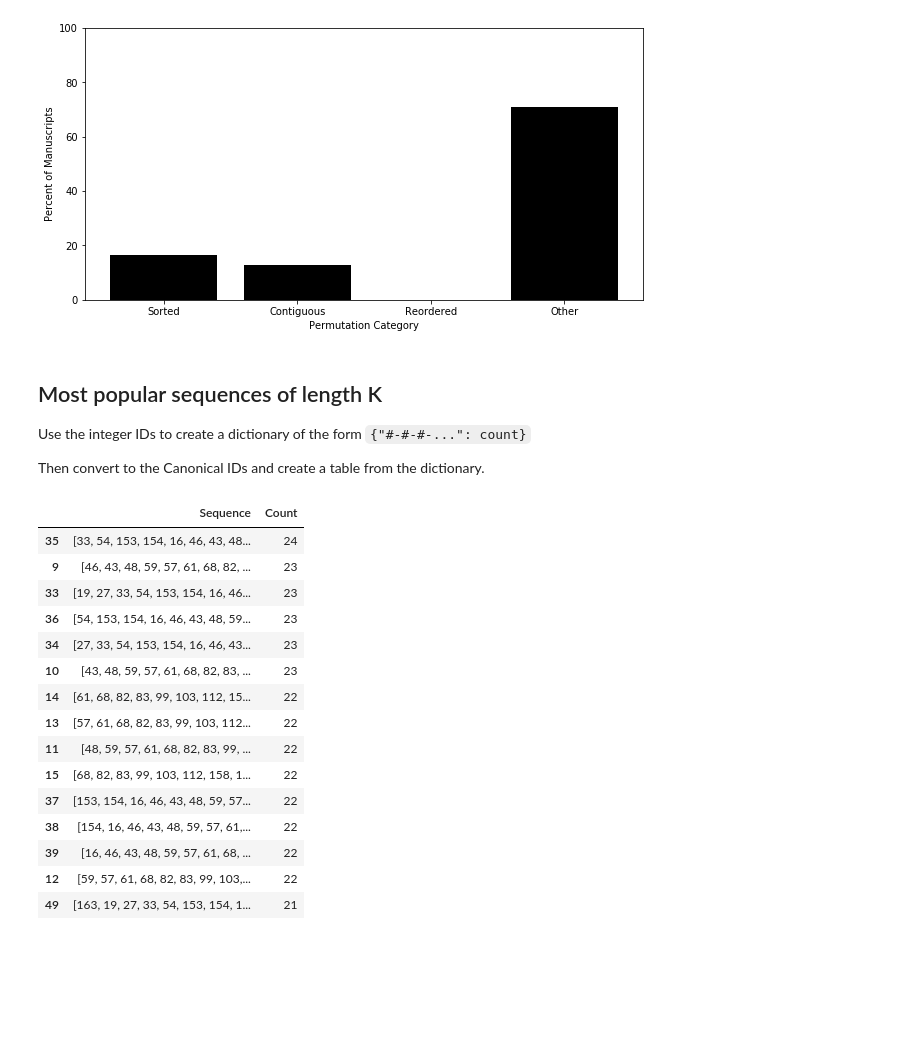
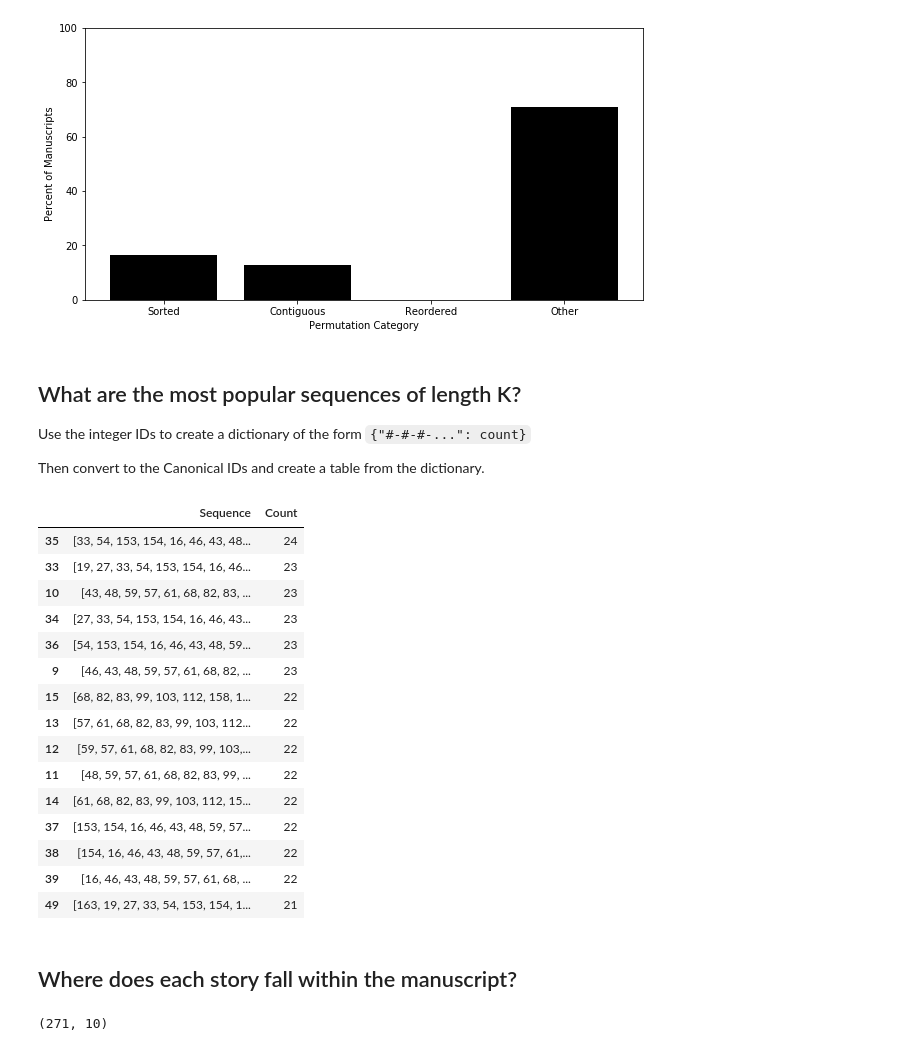
Before and after one commit to kmcelwee/pemm-jupyter, a Jupyter notebook: Research Manuscript Order.ipynb, the cells around one changed output. Drawn from its saved outputs; the diff is of its cells as text; code cells hidden in the pictures; blank space fills up the shorter version.

````diff
--- a/Research Manuscript Order.ipynb
+++ b/Research Manuscript Order.ipynb
@@ -26 +19,4 @@ Already up to date.
+# %%
+url = 'https://raw.githubusercontent.com/Princeton-CDH/pemm-data/master/data/story_instance.csv'
+df_s = pd.read_csv(url)
 # %%
@@ -41,7 +36,6 @@ if not os.path.exists(SEQUENCE_DIR):
 # %% [markdown]
 ### Drop unnecessary columns and rows
 # %%
-df_s = pd.read_csv(DATA_DIR + 'story_instance.csv')
 print(f'Original number of rows: {df_s.shape[0]}')
 df_s = df_s[['Manuscript', 'Canonical Story ID', 'Miracle Number', 'Canonical Story Title']]
 df_s = df_s.dropna()
@@ -364,7 +358,7 @@ alteration_type
 {'Sorted': 16.46, 'Contiguous': 12.66, 'Reordered': 0.0, 'Other': 70.88}
 [figure]
 # %% [markdown]
-## Most popular sequences of length K
+## What are the most popular sequences of length K?
 
 Use the integer IDs to create a dictionary of the form ```{"#-#-#-...": count}```
 
@@ -374,39 +368,39 @@ K = 10
 # %%
 sequence_count = {}
 for man in all_manuscripts:
     if len(man) > K:
         for i, story_id in enumerate(man[:-K]):
             seq = man[i:i+K]
             assert len(seq) == K, "Something's gone wrong"
-            if not is_contiguous(seq):
-                seq_string = '-'.join([str(x) for x in seq])
-                sequence_count[seq_string] = sequence_count.get(seq_string, 0) + 1
+            seq_string = '-'.join([str(x) for x in seq])
+            sequence_count[seq_string] = sequence_count.get(seq_string, 0) + 1
     elif len(man) == K:
         seq = man
-        if not is_contiguous(seq):
-            seq_string = '-'.join([str(x) for x in seq])
-            sequence_count[seq_string] = sequence_count.get(seq_string, 0) + 1
+        seq_string = '-'.join([str(x) for x in seq])
+        sequence_count[seq_string] = sequence_count.get(seq_string, 0) + 1
 
 sequence_count_list = [[[reverse_id_mapper[int(x)] for x in seq.split('-')], c] for seq, c in sequence_count.items()]
 
 df_sc = pd.DataFrame(sequence_count_list, columns=['Sequence', 'Count'])
 df_sc = df_sc.sort_values('Count', ascending=False)
 df_sc.to_csv(os.path.join(SEQUENCE_DIR, f'{K}-gram-count.csv'))
 df_sc.head(15)
 # %% [output]
 |  | Sequence | Count |
 | 35 | [33, 54, 153, 154, 16, 46, 43, 48... | 24 |
+| 33 | [19, 27, 33, 54, 153, 154, 16, 46... | 23 |
+| 10 | [43, 48, 59, 57, 61, 68, 82, 83, ... | 23 |
+| 34 | [27, 33, 54, 153, 154, 16, 46, 43... | 23 |
+| 36 | [54, 153, 154, 16, 46, 43, 48, 59... | 23 |
 | 9 | [46, 43, 48, 59, 57, 61, 68, 82, ... | 23 |
-| 33 | [19, 27, 33, 54, 153, 154, 16, 46... | 23 |
-| 36 | [54, 153, 154, 16, 46, 43, 48, 59... | 23 |
-| 34 | [27, 33, 54, 153, 154, 16, 46, 43... | 23 |
-| 10 | [43, 48, 59, 57, 61, 68, 82, 83, ... | 23 |
+| 15 | [68, 82, 83, 99, 103, 112, 158, 1... | 22 |
+| 13 | [57, 61, 68, 82, 83, 99, 103, 112... | 22 |
+| 12 | [59, 57, 61, 68, 82, 83, 99, 103,... | 22 |
+| 11 | [48, 59, 57, 61, 68, 82, 83, 99, ... | 22 |
 | 14 | [61, 68, 82, 83, 99, 103, 112, 15... | 22 |
-| 13 | [57, 61, 68, 82, 83, 99, 103, 112... | 22 |
-| 11 | [48, 59, 57, 61, 68, 82, 83, 99, ... | 22 |
-| 15 | [68, 82, 83, 99, 103, 112, 158, 1... | 22 |
 | 37 | [153, 154, 16, 46, 43, 48, 59, 57... | 22 |
 | 38 | [154, 16, 46, 43, 48, 59, 57, 61,... | 22 |
 | 39 | [16, 46, 43, 48, 59, 57, 61, 68, ... | 22 |
-| 12 | [59, 57, 61, 68, 82, 83, 99, 103,... | 22 |
 | 49 | [163, 19, 27, 33, 54, 153, 154, 1... | 21 |
+# %% [markdown]
+## Where does each story fall within the manuscript?
@@ -412,0 +425,12 @@ df_sc.head(15)
+# %%
+# sort by the Integer ID
+story_location_hist = sorted(story_location_hist, key=lambda x: x[0])
+# get only the values
+story_location_hist_vals = [x[1] for x in story_location_hist]
+# use percentages instead of raw count
+story_location_hist_vals = [[t/sum(x)*100 for t in x] for x in story_location_hist_vals]
+
+df_sl = pd.DataFrame(story_location_hist_vals)
+df_sl.shape
+# %% [output]
+(271, 10)
````
Also changed, not shown: parts of 10 cells of this notebook.
